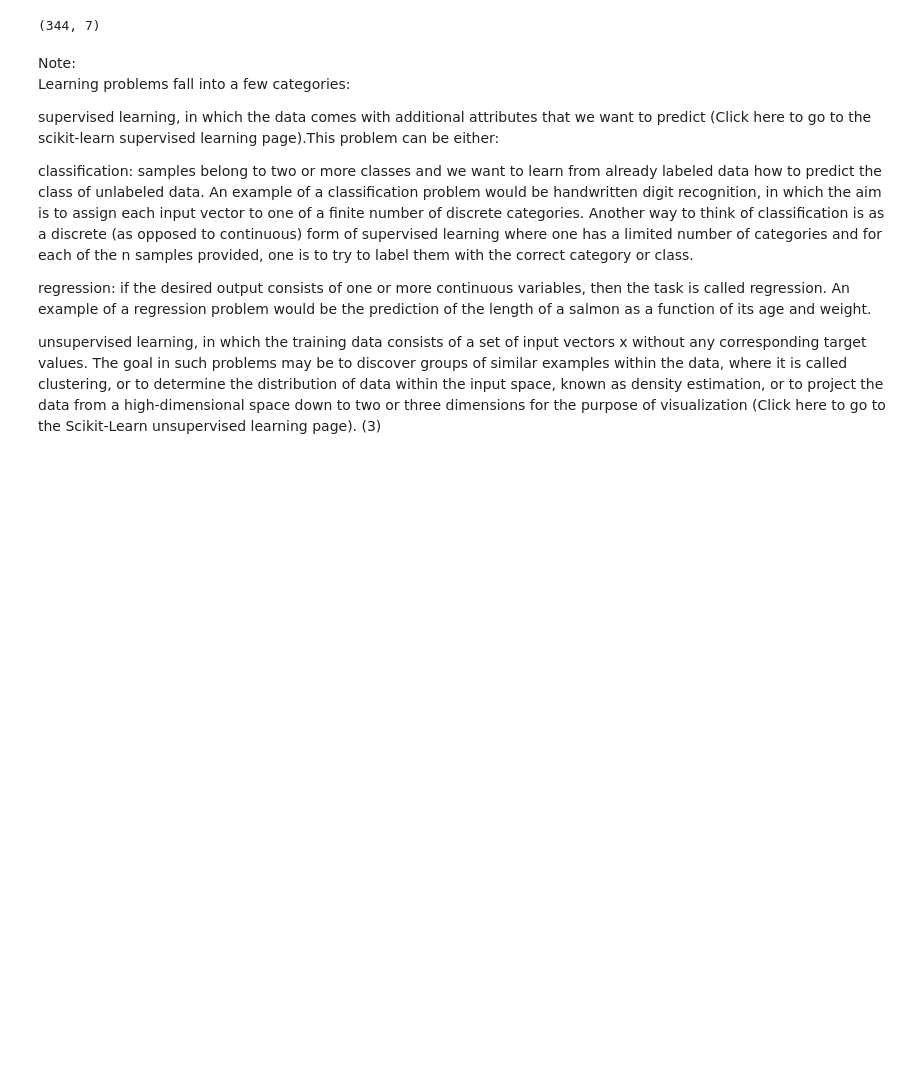
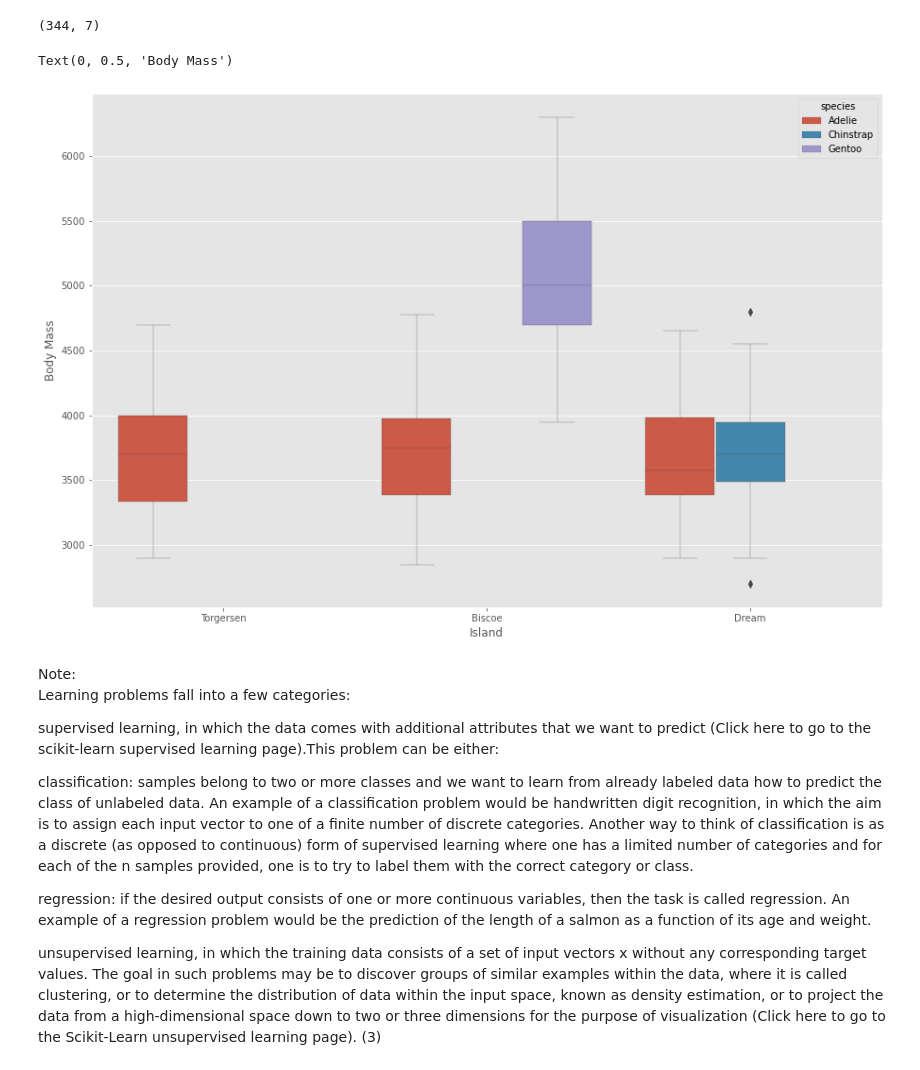
Before and after one commit to martinaobrien/machine-learning-and-statistics-assessment, a Jupyter notebook: Scikit-Learn-Jupyter-Notebook.ipynb, the cells around one changed output. Cells and saved outputs as stored; diff of their text form; code cells hidden in the pictures; blank space fills up the shorter version.

Commit message:
Update Scikit-Learn-Jupyter-Notebook.ipynb
Added in Boxplot to explore initial relationship between body mass and island and the breakdown of the island

```diff
--- a/Scikit-Learn-Jupyter-Notebook.ipynb
+++ b/Scikit-Learn-Jupyter-Notebook.ipynb
@@ -80,6 +80,17 @@ df
 print (df.shape)
 # %% [output]
 (344, 7)
+# %%
+g = sns.boxplot(x = 'island',
+            y ='body_mass_g',
+            hue = 'species',
+            data = df,
+            linewidth=0.3)
+g.set_xlabel('Island')
+g.set_ylabel('Body Mass')
+# %% [output]
+Text(0, 0.5, 'Body Mass')
+[figure, added]
 # %% [markdown]
 Note:
 <br>
```
Also changed, not shown: parts of 12 cells of this notebook.
